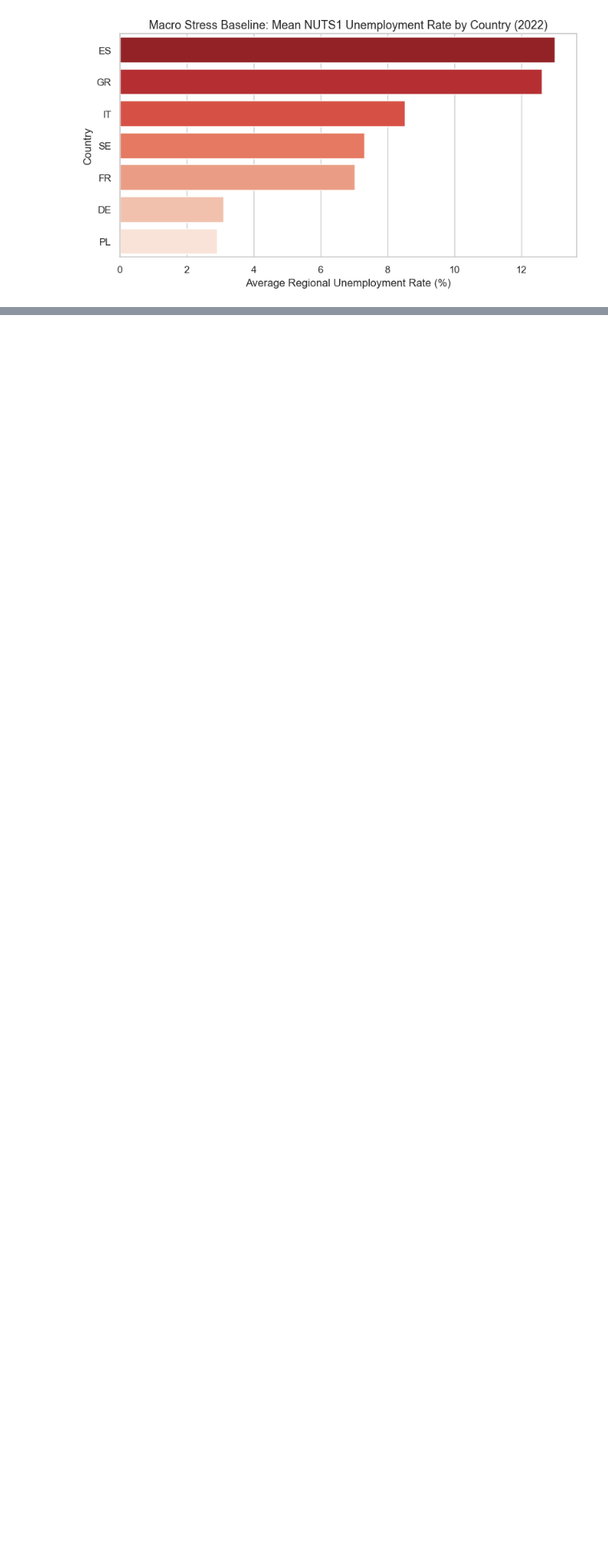
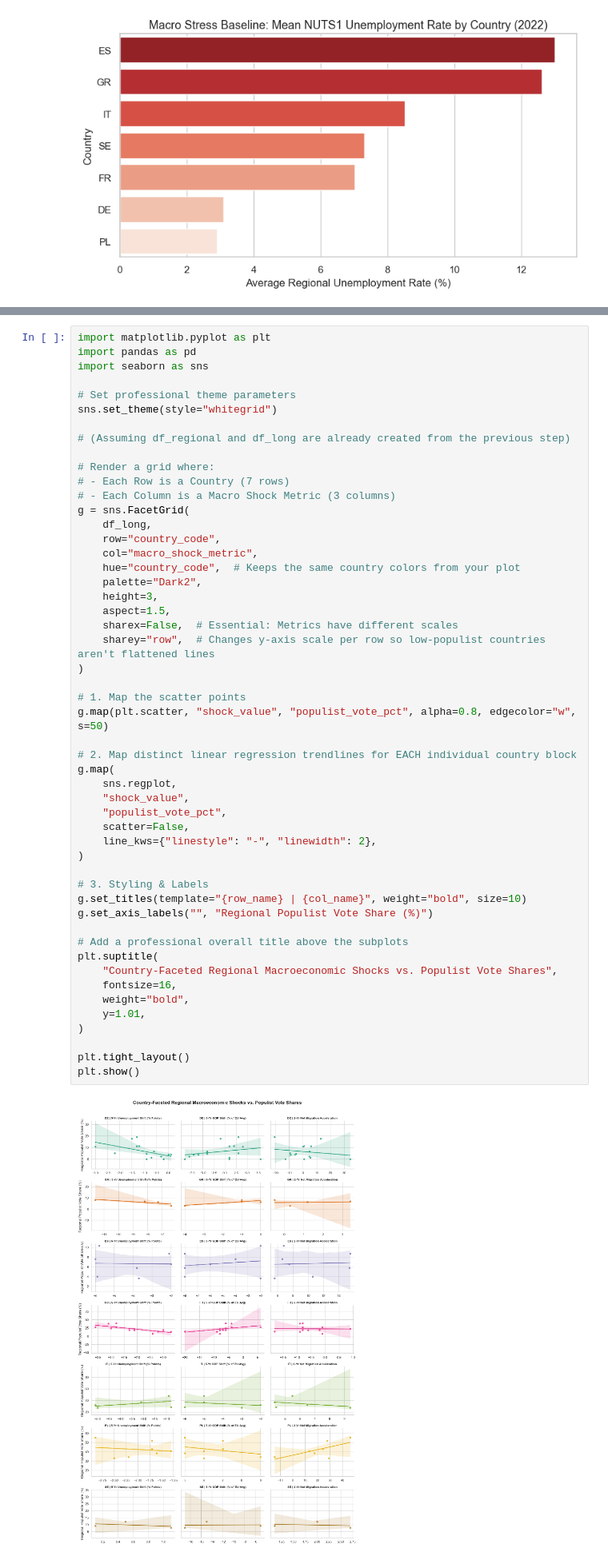
Before and after one commit to ksandrolini/resilience_gap_project, a Jupyter notebook: wrangling/data_wrangling.ipynb, the cells around one changed output, grey strips where cells are left out. Shown at 80% size. Saved outputs shown, nothing was run; the diff lists cells and outputs as text; blank space fills up the shorter version.

```diff
--- a/wrangling/data_wrangling.ipynb
+++ b/wrangling/data_wrangling.ipynb
@@ -424,0 +593,53 @@ plt.tight_layout()
+# %%
+import matplotlib.pyplot as plt
+import pandas as pd
+import seaborn as sns
+
+# Set professional theme parameters
+sns.set_theme(style="whitegrid")
+
+# (Assuming df_regional and df_long are already created from the previous step)
+
+# Render a grid where:
+# - Each Row is a Country (7 rows)
+# - Each Column is a Macro Shock Metric (3 columns)
+g = sns.FacetGrid(
+    df_long,
+    row="country_code",
+    col="macro_shock_metric",
+    hue="country_code",  # Keeps the same country colors from your plot
+    palette="Dark2",
+    height=3,
+    aspect=1.5,
+    sharex=False,  # Essential: Metrics have different scales
+    sharey="row",  # Changes y-axis scale per row so low-populist countries aren't flattened lines
+)
+
+# 1. Map the scatter points
+g.map(plt.scatter, "shock_value", "populist_vote_pct", alpha=0.8, edgecolor="w", s=50)
+
+# 2. Map distinct linear regression trendlines for EACH individual country block
+g.map(
+    sns.regplot,
+    "shock_value",
+    "populist_vote_pct",
+    scatter=False,
+    line_kws={"linestyle": "-", "linewidth": 2},
+)
+
+# 3. Styling & Labels
+g.set_titles(template="{row_name} | {col_name}", weight="bold", size=10)
+g.set_axis_labels("", "Regional Populist Vote Share (%)")
+
+# Add a professional overall title above the subplots
+plt.suptitle(
+    "Country-Faceted Regional Macroeconomic Shocks vs. Populist Vote Shares",
+    fontsize=16,
+    weight="bold",
+    y=1.01,
+)
+
+plt.tight_layout()
+plt.show()
+# %% [output]
+[figure, added]
```
Also changed, not shown: parts of 14 cells of this notebook, 2 other files.
